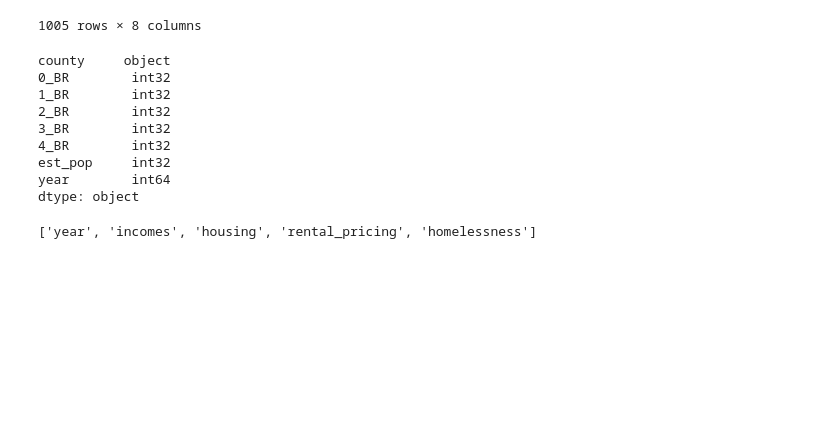
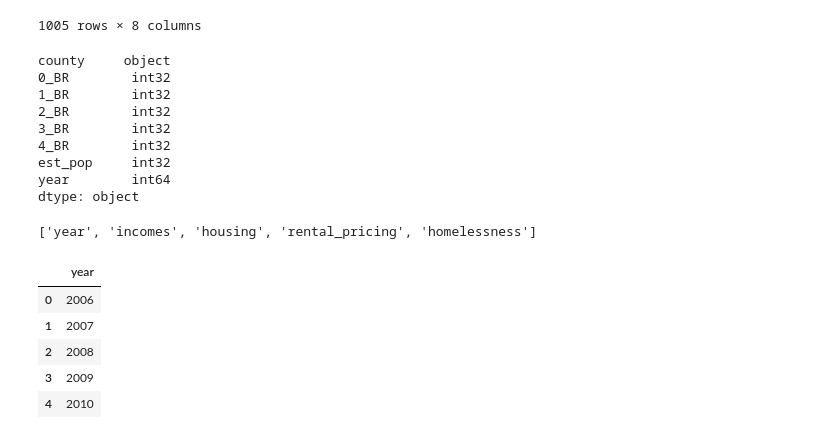
Before and after one commit to gamem001/etl_housing, a Jupyter notebook: Kristina/FL_Rent_KR-v2.ipynb, the cells around one changed output. Saved outputs shown, nothing was run; the diff lists cells and outputs as text; code cells hidden in the pictures; blank space fills up the shorter version.

```diff
--- a/Kristina/FL_Rent_KR-v2.ipynb
+++ b/Kristina/FL_Rent_KR-v2.ipynb
@@ -574,3 +574,12 @@ engine.table_names()
 year.to_sql(name = 'year', con = engine, if_exists='append', index=False)
 # %%
 rental_data_clean.to_sql(name = 'rental_pricing', con = engine, if_exists='append', index=False)
+# %%
+pd.read_sql_query('select * from year', con=engine).head()
+# %% [output]
+|  | year |
+| 0 | 2006 |
+| 1 | 2007 |
+| 2 | 2008 |
+| 3 | 2009 |
+| 4 | 2010 |
```
Also changed, not shown: 4 other files.
